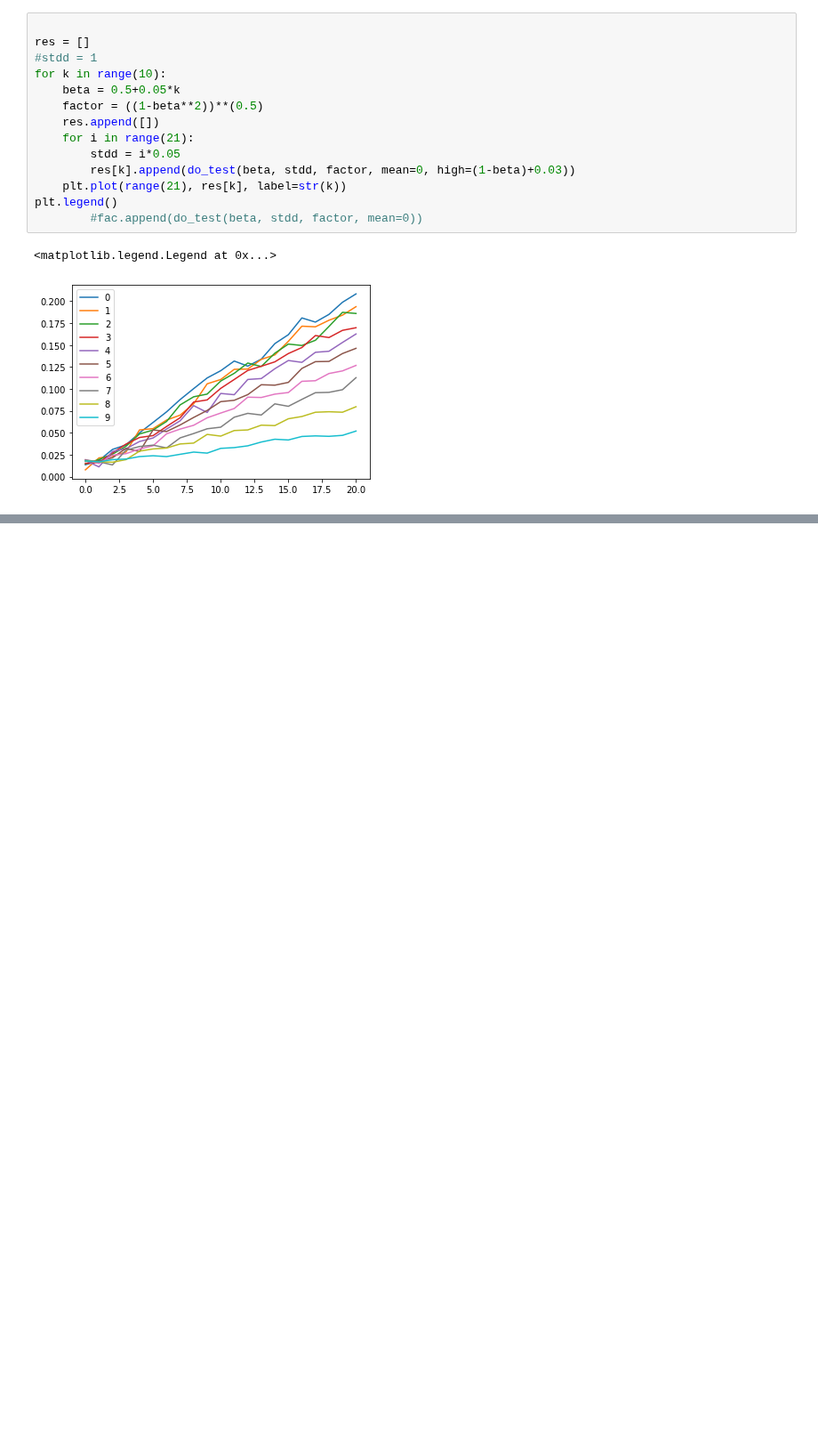
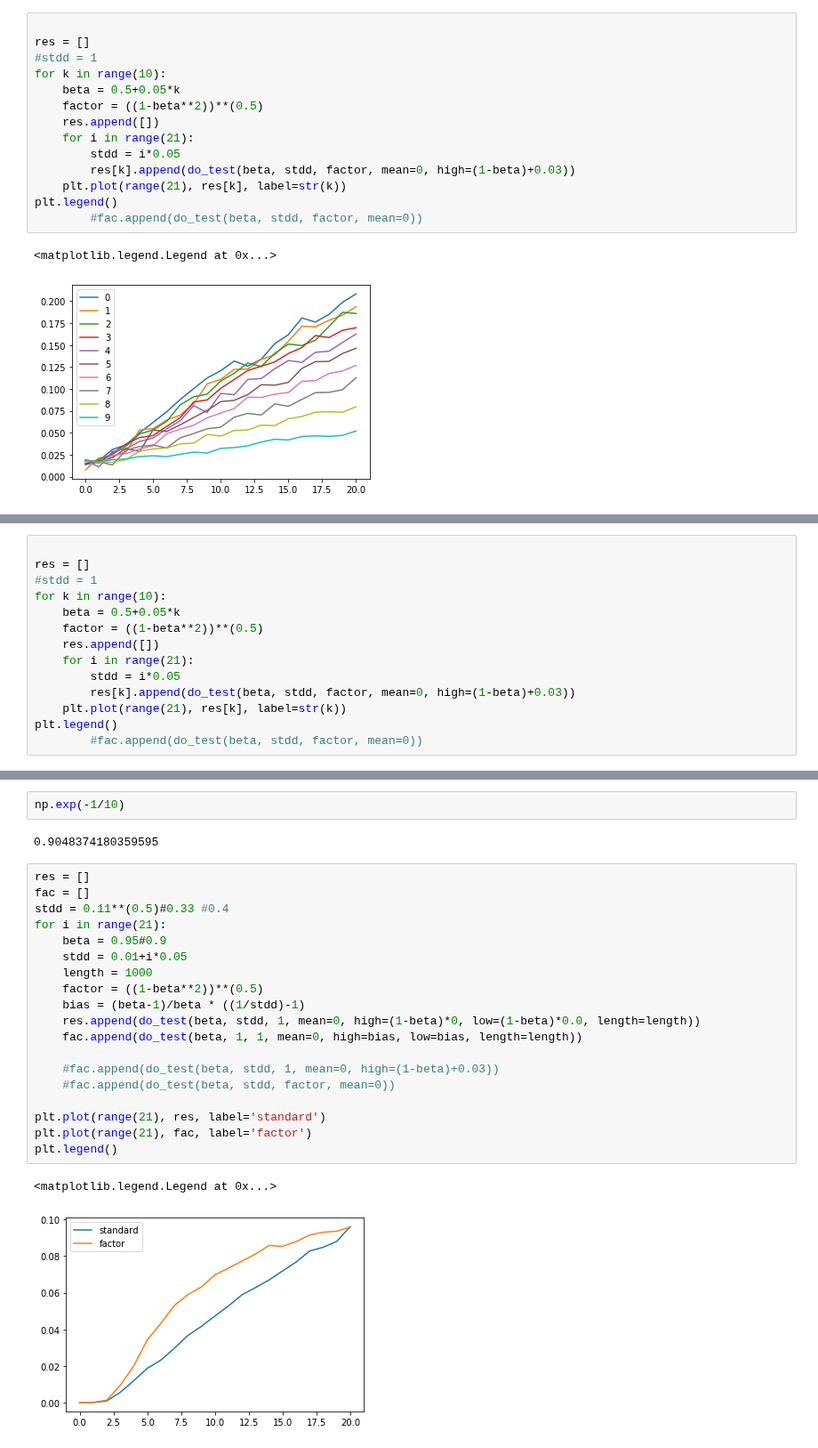
Before and after one commit to Quickblink/rsnn, a Jupyter notebook: Experiments/StochasticExperiments.ipynb, the cells around one changed output, grey strips where cells are left out. Shown at 89% size. Drawn from its saved outputs; the diff is of its cells as text; blank space fills up the shorter version.

```diff
--- a/Experiments/StochasticExperiments.ipynb
+++ b/Experiments/StochasticExperiments.ipynb
@@ -170,0 +180,14 @@ plt.legend()
+# %%
+
+res = []
+#stdd = 1
+for k in range(10):
+    beta = 0.5+0.05*k
+    factor = ((1-beta**2))**(0.5)
+    res.append([])
+    for i in range(21):
+        stdd = i*0.05
+        res[k].append(do_test(beta, stdd, factor, mean=0, high=(1-beta)+0.03))
+    plt.plot(range(21), res[k], label=str(k))
+plt.legend()
+        #fac.append(do_test(beta, stdd, factor, mean=0))
@@ -170,0 +197,26 @@ plt.legend()
+# %%
+np.exp(-1/10)
+# %% [output]
+0.9048374180359595
+# %%
+res = []
+fac = []
+stdd = 0.11**(0.5)#0.33 #0.4
+for i in range(21):
+    beta = 0.95#0.9
+    stdd = 0.01+i*0.05
+    length = 1000
+    factor = ((1-beta**2))**(0.5)
+    bias = (beta-1)/beta * ((1/stdd)-1)
+    res.append(do_test(beta, stdd, 1, mean=0, high=(1-beta)*0, low=(1-beta)*0.0, length=length))
+    fac.append(do_test(beta, 1, 1, mean=0, high=bias, low=bias, length=length))
+
+    #fac.append(do_test(beta, stdd, 1, mean=0, high=(1-beta)+0.03))
+    #fac.append(do_test(beta, stdd, factor, mean=0))
+
+plt.plot(range(21), res, label='standard')
+plt.plot(range(21), fac, label='factor')
+plt.legend()
+# %% [output]
+<matplotlib.legend.Legend at 0x...>
+[figure, added]
```
Also changed, not shown: parts of 10 cells of this notebook, 6 other files.
